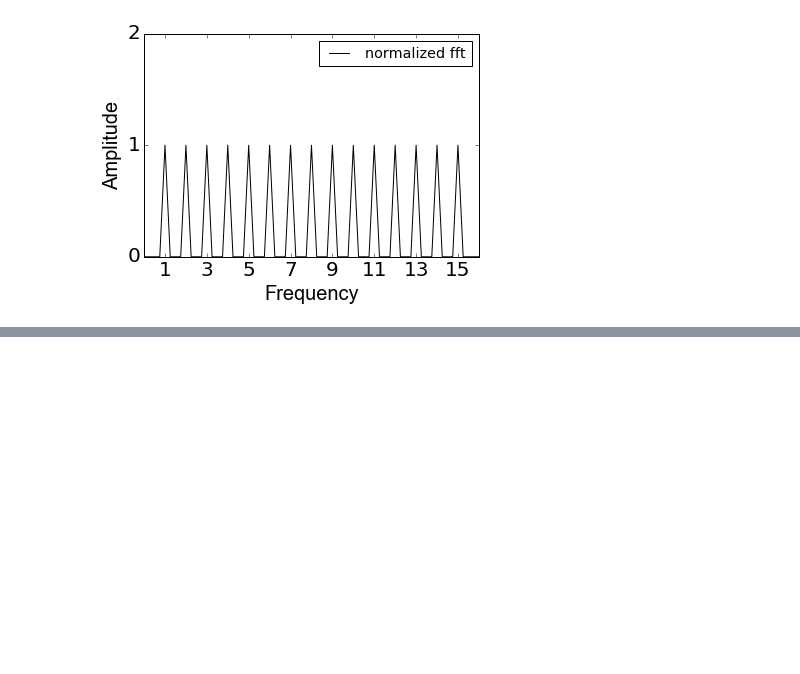
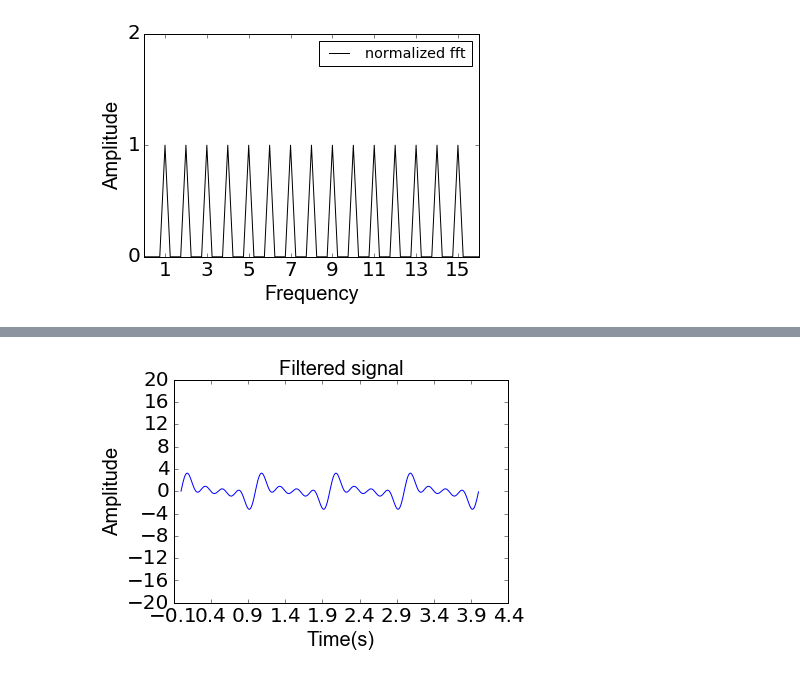
Before and after one commit to TimCSheehan/dev, a Jupyter notebook: Tutorial_060_Filtering_TimeSeries.ipynb, the cells around one changed output, grey strips where cells are left out. Cells and saved outputs as stored; diff of their text form; code cells hidden in the pictures; blank space fills up the shorter version.

```diff
--- a/Tutorial_060_Filtering_TimeSeries.ipynb
+++ b/Tutorial_060_Filtering_TimeSeries.ipynb
@@ -138,0 +145,20 @@ plt.show()
+# %%
+# do the mutliplication in the frequ domain
+# NEED THE COMPLEX VALUED SIGNAL, not just the amplitude
+
+# filter the data (multiply, iFFT)
+# do it in steps here to make it clear
+multiply_in_frequ_domain = sp*lp_filt
+# take the ifft
+filtered_sig = np.fft.irfft(multiply_in_frequ_domain)
+# %%
+# plot the filtered data...all the high frequency stuff > 7Hz should be gone!
+plt.plot(t, filtered_sig)
+plt.xlabel('Time(s)', **fig_font)
+plt.ylabel('Amplitude', **fig_font)
+plt.xticks(np.arange(-.1,tmax+.5,.5), color='k', size=20)
+plt.yticks(np.linspace(-20,20,11), color='k', size=20)
+plt.title('Filtered signal', **fig_font)
+plt.show()
+# %% [output]
+[figure, added]
```
Also changed, not shown: parts of 12 cells of this notebook.
